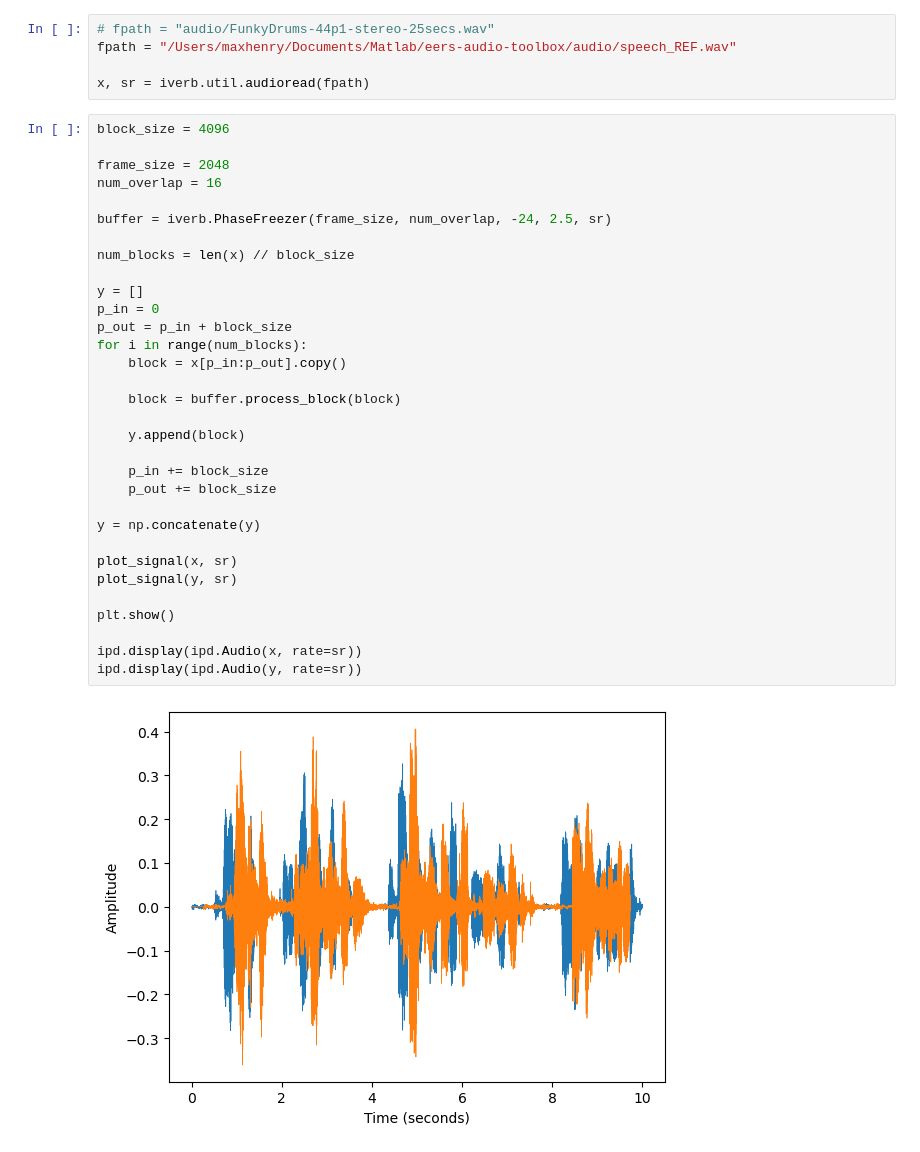
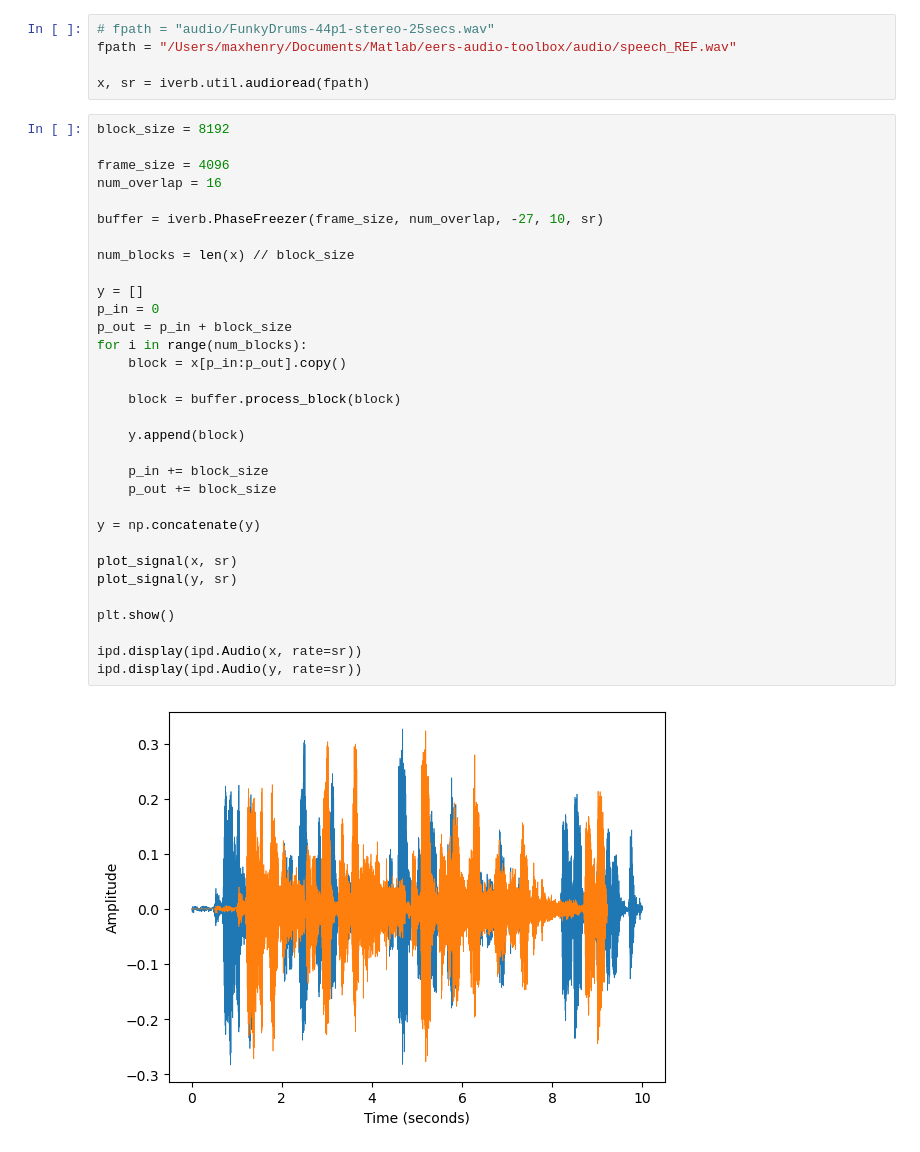
Before and after one commit to maxsolomonhenry/infinite-reverb, a Jupyter notebook: main.ipynb, the cells around one changed output. Saved outputs shown, nothing was run; the diff lists cells and outputs as text.

```diff
--- a/main.ipynb
+++ b/main.ipynb
@@ -21,38 +21,38 @@ fpath = "/Users/maxhenry/Documents/Matlab/eers-audio-toolbox/audio/speech_REF.wa
 
 x, sr = iverb.util.audioread(fpath)
 # %%
-block_size = 4096
+block_size = 8192
 
-frame_size = 2048
+frame_size = 4096
 num_overlap = 16
 
-buffer = iverb.PhaseFreezer(frame_size, num_overlap, -24, 2.5, sr)
+buffer = iverb.PhaseFreezer(frame_size, num_overlap, -27, 10, sr)
 
 num_blocks = len(x) // block_size
 
 y = []
 p_in = 0
 p_out = p_in + block_size
 for i in range(num_blocks):
     block = x[p_in:p_out].copy()
 
     block = buffer.process_block(block)
 
     y.append(block)
 
     p_in += block_size
     p_out += block_size
 
 y = np.concatenate(y)
 
 plot_signal(x, sr)
 plot_signal(y, sr)
 
 plt.show()
 
 ipd.display(ipd.Audio(x, rate=sr))
 ipd.display(ipd.Audio(y, rate=sr))
 # %% [output]
-[figure, old version]
+[figure, new version]
 [interactive output not drawn]
 [interactive output not drawn]
```
Also changed, not shown: 1 other file.
